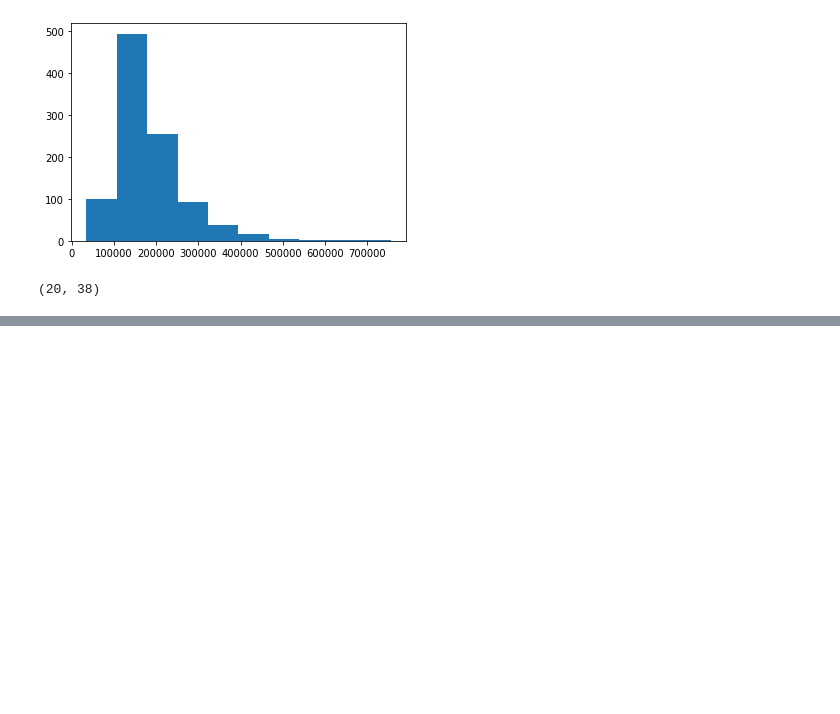
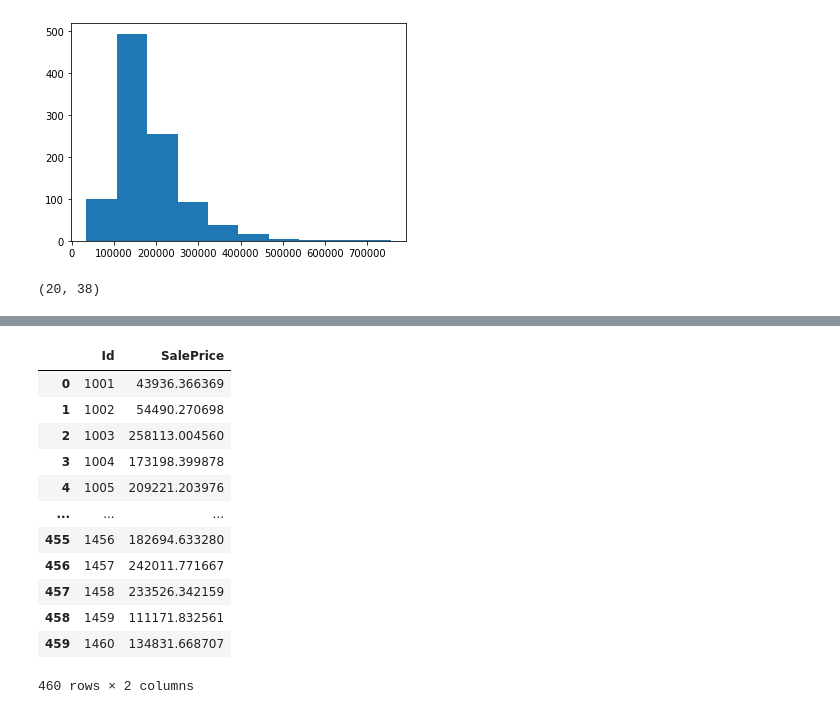
Before and after one commit to ChenSeanH/PS4HouseDataExercise, a Jupyter notebook: Predict_House_Prices_Part_1.ipynb, the cells around one changed output, grey strips where cells are left out. Saved outputs shown, nothing was run; the diff lists cells and outputs as text; code cells hidden in the pictures; blank space fills up the shorter version.

```diff
--- a/Predict_House_Prices_Part_1.ipynb
+++ b/Predict_House_Prices_Part_1.ipynb
@@ -125,0 +158,22 @@ plt.scatter(predictions, Y)
+# %%
+test_prediction = model.predict(X_test)
+pred_list = test_prediction.tolist()
+table = {'Id': test.Id, 'SalePrice': pred_list}
+
+test_df = pd.DataFrame(table)
+test_df.to_csv(index=False)
+test_df
+# %% [output]
+|  | Id | SalePrice |
+| 0 | 1001 | 43936.366369 |
+| 1 | 1002 | 54490.270698 |
+| 2 | 1003 | 258113.004560 |
+| 3 | 1004 | 173198.399878 |
+| 4 | 1005 | 209221.203976 |
+| ... | ... | ... |
+| 455 | 1456 | 182694.633280 |
+| 456 | 1457 | 242011.771667 |
+| 457 | 1458 | 233526.342159 |
+| 458 | 1459 | 111171.832561 |
+| 459 | 1460 | 134831.668707 |
+460 rows × 2 columns
```
Also changed, not shown: parts of 7 cells of this notebook.
